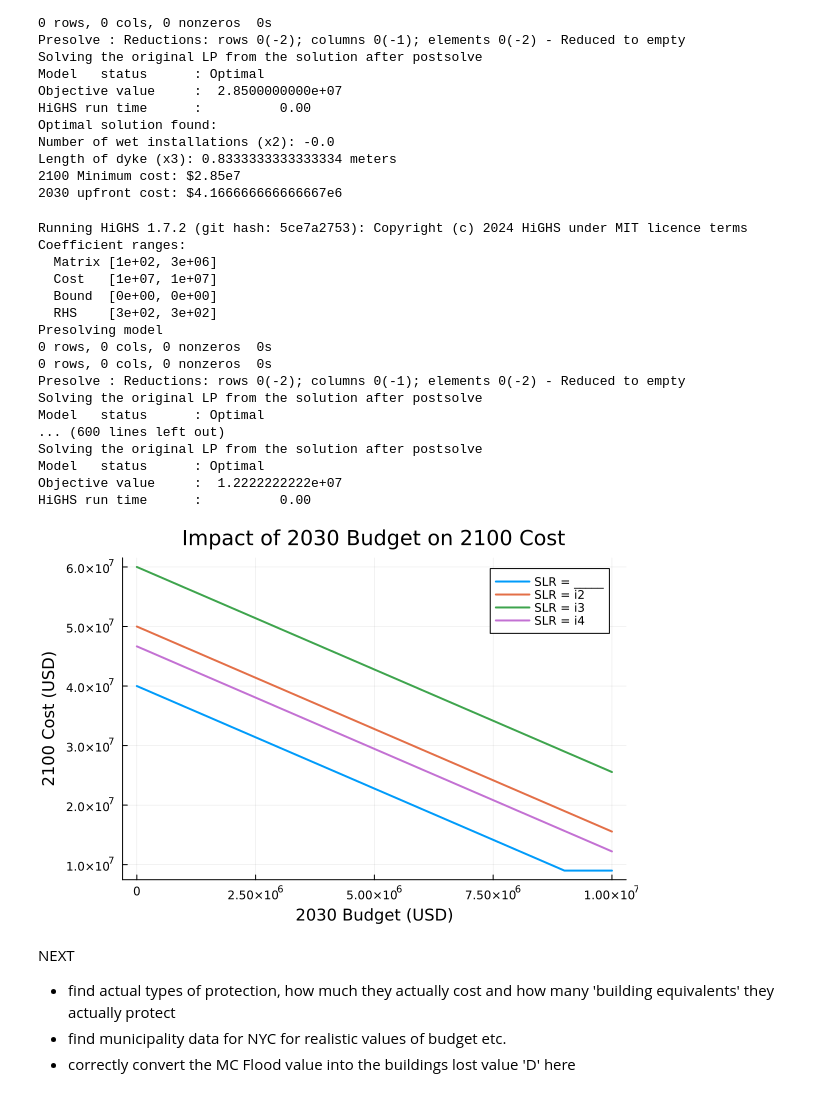
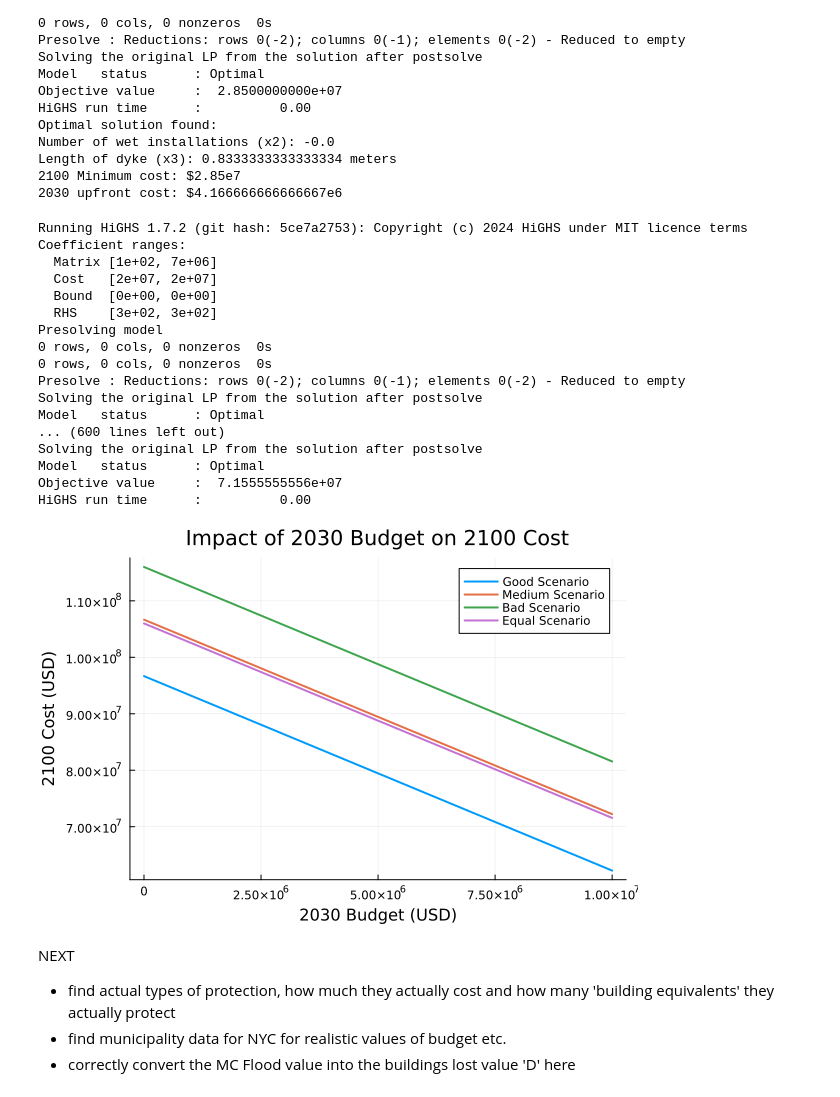
Before and after one commit to TismarkBoham/SLR-LP-4750, a Jupyter notebook: SLR-LP.ipynb, the cells around one changed output. Cells and saved outputs as stored; diff of their text form; code cells hidden in the pictures.

```diff
--- a/SLR-LP.ipynb
+++ b/SLR-LP.ipynb
@@ -296,17 +296,19 @@ using HiGHS
 using Plots
 
 # Define parameters
-c3 = 5_000_000     # Cost of 1 m-high dyke per km
+c3 = 5_000_000     # Cost of 1 m-high dike per km
 d = 200_000        # Damage cost per unprotected house
 h = 300            # Total number of houses
-p = 100            # Number of houses protected per km of dyke
+p = 100            # Number of houses protected per km of dike
 maxSLR = .9         # VARIABLE FROM CELLA Maximum sea level rise
 
+#@@@@@@@@@@@@@@@@@@@@@
 #INPUTS FROM SLR PROJECTIONS
-i1 = .6
-i2 = .75
-i3 = .9
-i4 = .70
+i1 = 1.45
+i2 = 1.60
+i3 = 1.74
+i4 = 1.59
+#@@@@@@@@@@@@@@@@@@@@@
 
 # Define budgets and SLR scenarios
 budgets = 0:1e6:10e6  # 2030 budgets from 0 to 10 million in 1 million steps
@@ -315,7 +317,7 @@ results = Dict()  # To store results for each SLR scenario
 
 # Loop over SLR scenarios
 for inputSLR in inputSLRs
-    h3 = inputSLR     # Dyke height in meters
+    h3 = inputSLR     # Dike height in meters
 
     # Calculate the percentage of houses destroyed
     houseDestructionPerc = inputSLR / maxSLR
@@ -329,12 +331,12 @@ for inputSLR in inputSLRs
         model = Model(HiGHS.Optimizer)
 
         # Define decision variable
-        @variable(model, x3 >= 0)       # Length of dyke in km
+        @variable(model, x3 >= 0)       # Length of dike in km
 
         # Define the objective function
         @objective(
             model, Min,
-            c3 * x3 * h3 +                               # Upfront cost DYKE
+            c3 * x3 * h3 +                               # Upfront cost DiKE
             houseDestructionPerc * d * (h - (p * x3))  # Damage cost of untreated houses
         )
 
@@ -360,46 +362,46 @@ end
 # Plot the results
 plot(
     budgets, results[i1],
-    label = "SLR = _____",
+    label = "Good Scenario",
     xlabel = "2030 Budget (USD)",
     ylabel = "2100 Cost (USD)",
     title = "Impact of 2030 Budget on 2100 Cost",
     lw = 2
 )
 plot!(
     budgets, results[i2],
-    label = "SLR = i2",
+    label = "Medium Scenario",
     lw = 2
 )
 plot!(
     budgets, results[i3],
-    label = "SLR = i3",
+    label = "Bad Scenario",
     lw = 2
 )
 plot!(
     budgets, results[i4],
-    label = "SLR = i4",
+    label = "Equal Scenario",
     lw = 2
 )
 # %% [output]
 Running HiGHS 1.7.2 (git hash: 5ce7a2753): Copyright (c) 2024 HiGHS under MIT licence terms
 Coefficient ranges:
-  Matrix [1e+02, 3e+06]
-  Cost   [1e+07, 1e+07]
+  Matrix [1e+02, 7e+06]
+  Cost   [2e+07, 2e+07]
   Bound  [0e+00, 0e+00]
   RHS    [3e+02, 3e+02]
 Presolving model
 0 rows, 0 cols, 0 nonzeros  0s
 0 rows, 0 cols, 0 nonzeros  0s
 Presolve : Reductions: rows 0(-2); columns 0(-1); elements 0(-2) - Reduced to empty
 Solving the original LP from the solution after postsolve
 Model   status      : Optimal
 ... (600 lines left out)
 Solving the original LP from the solution after postsolve
 Model   status      : Optimal
-Objective value     :  1.2222222222e+07
+Objective value     :  7.1555555556e+07
 HiGHS run time      :          0.00
-[figure, old version]
+[figure, new version]
 # %% [markdown]
 NEXT
 - find actual types of protection, how much they actually cost and how many 'building equivalents' they actually protect
```
Also changed, not shown: parts of 2 cells of this notebook.
